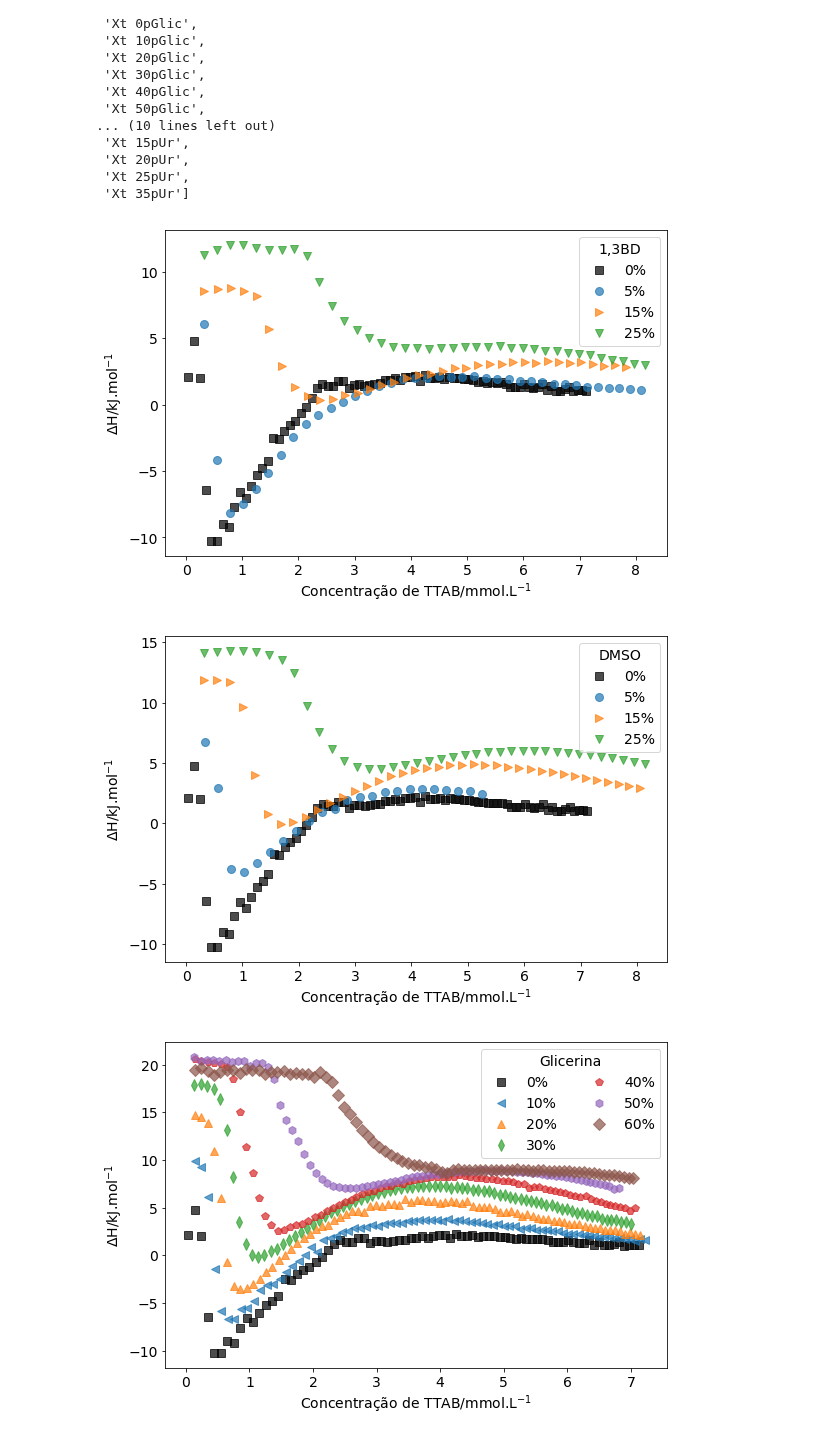
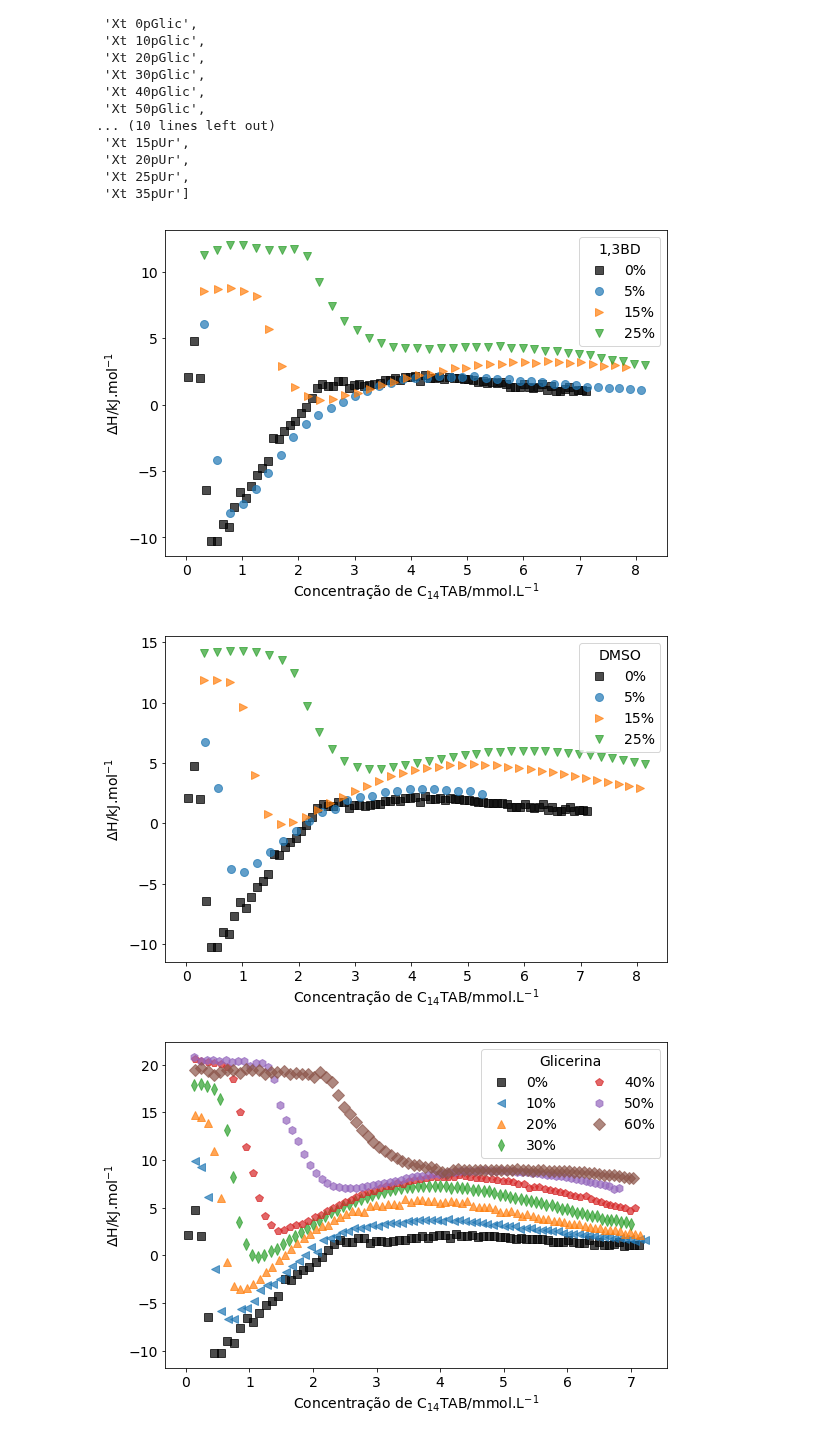
Before and after one commit to KarlClinckspoor/Tese, a Jupyter notebook: imagens/notebooks/dados experimentais/Plots titulações MG.ipynb, the cells around one changed output. Saved outputs shown, nothing was run; the diff lists cells and outputs as text; code cells hidden in the pictures.

```diff
--- a/imagens/notebooks/dados experimentais/Plots titulações MG.ipynb
+++ b/imagens/notebooks/dados experimentais/Plots titulações MG.ipynb
@@ -99,35 +99,35 @@ fig_glic, ax_glic  = plt.subplots(1, 1, figsize=(9,6))
 fig_sac, ax_sac = plt.subplots(1, 1, figsize=(9,6))
 fig_ur, ax_ur  = plt.subplots(1, 1, figsize=(9,6))
 
 dict_axes = {'13BD':ax_13, 'DMSO':ax_dmso, 'Glic':ax_glic, 'Sac':ax_sac, 'Ur':ax_ur}
 
 for ax in dict_axes.values():
     ax.plot(Xts['Xt 0pGlic'], DHs['DH 0pGlic'], label='0%', markersize=def_markersize, linewidth=0,
             marker='s', alpha=0.7, color='k')
 
 for Xt, DH in zip(Xts, DHs):
     if '-2' in Xt:
         continue
     comp = find_comp(Xt)
     conc = int(find_conc(Xt))
     if conc == 0:
         continue
     dict_axes[comp].plot(Xts[Xt][1:], DHs[DH][1:], label=f'{conc}%',
                          markersize=def_markersize, linewidth=0, marker=simbolos_conc[conc], alpha=0.7)
 
-    dict_axes[comp].set(xlabel='Concentração de TTAB/mmol.L$^{-1}$', ylabel='$\Delta$H/kJ.mol$^{-1}$')
+    dict_axes[comp].set(xlabel='Concentração de C$_{14}$TAB/mmol.L$^{-1}$', ylabel='$\Delta$H/kJ.mol$^{-1}$')
     #dict_axes[comp].set_title(dict_nomes[comp], loc='right', fontsize='medium')
     dict_axes[comp].legend(title=dict_nomes[comp])
 
 
 
 ax_glic.legend(ncol=2, title='Glicerina')
 ax_sac.set_xlim(right=2.2)
 figs = [fig_13, fig_dmso, fig_glic, fig_sac, fig_ur]
 nomes = ['ITC_MG_13BD.pdf', 'ITC_MG_dmso.pdf', 'ITC_MG_glic.pdf', 'ITC_MG_sac.pdf', 'ITC_MG_ur.pdf']
 for fig, nome in zip(figs, nomes):
-    fig.savefig(nome)
+    fig.savefig(f'../../itc/{nome}.pdf')
 # %% [output]
-[figure, old version]
+[figure, new version]
-[figure, old version]
+[figure, new version]
-[figure, old version]
+[figure, new version]
```
Also changed, not shown: parts of 2 cells of this notebook, 42 other files.
